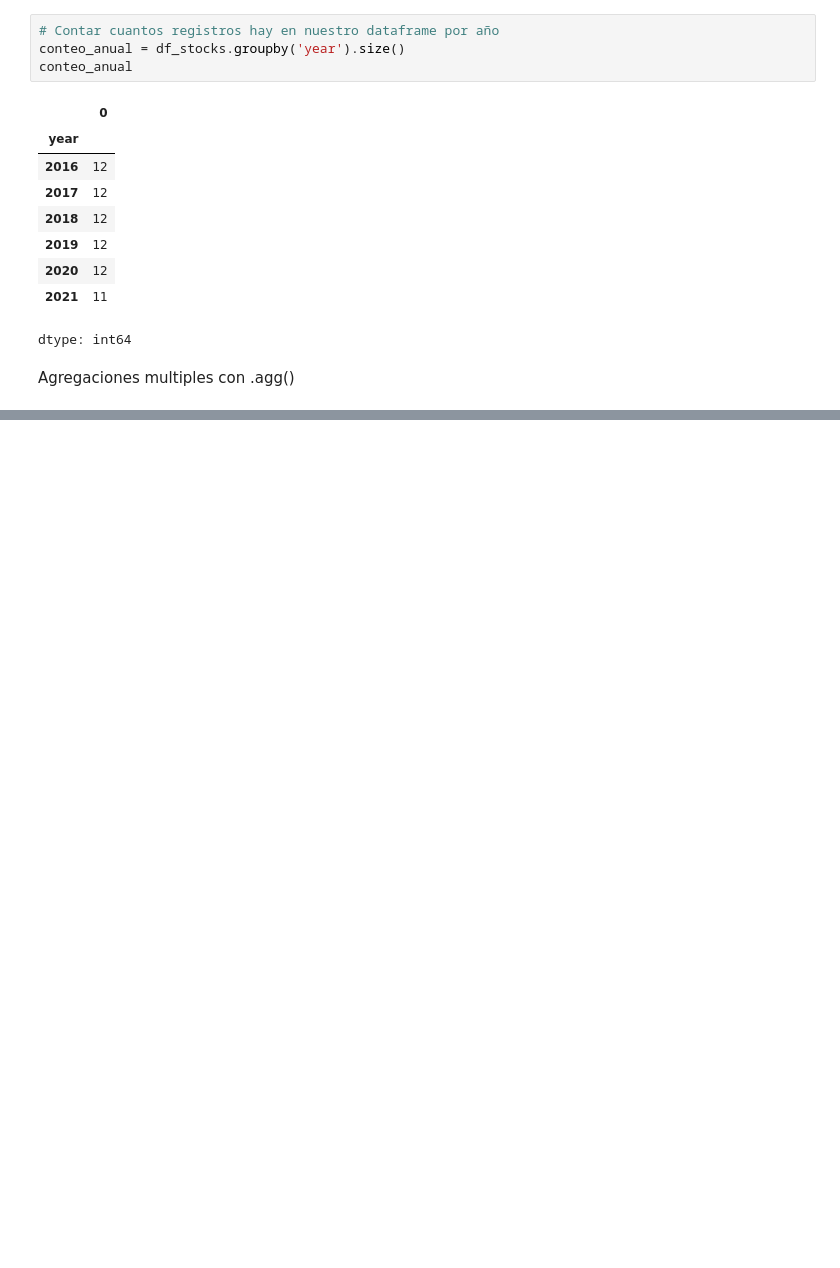
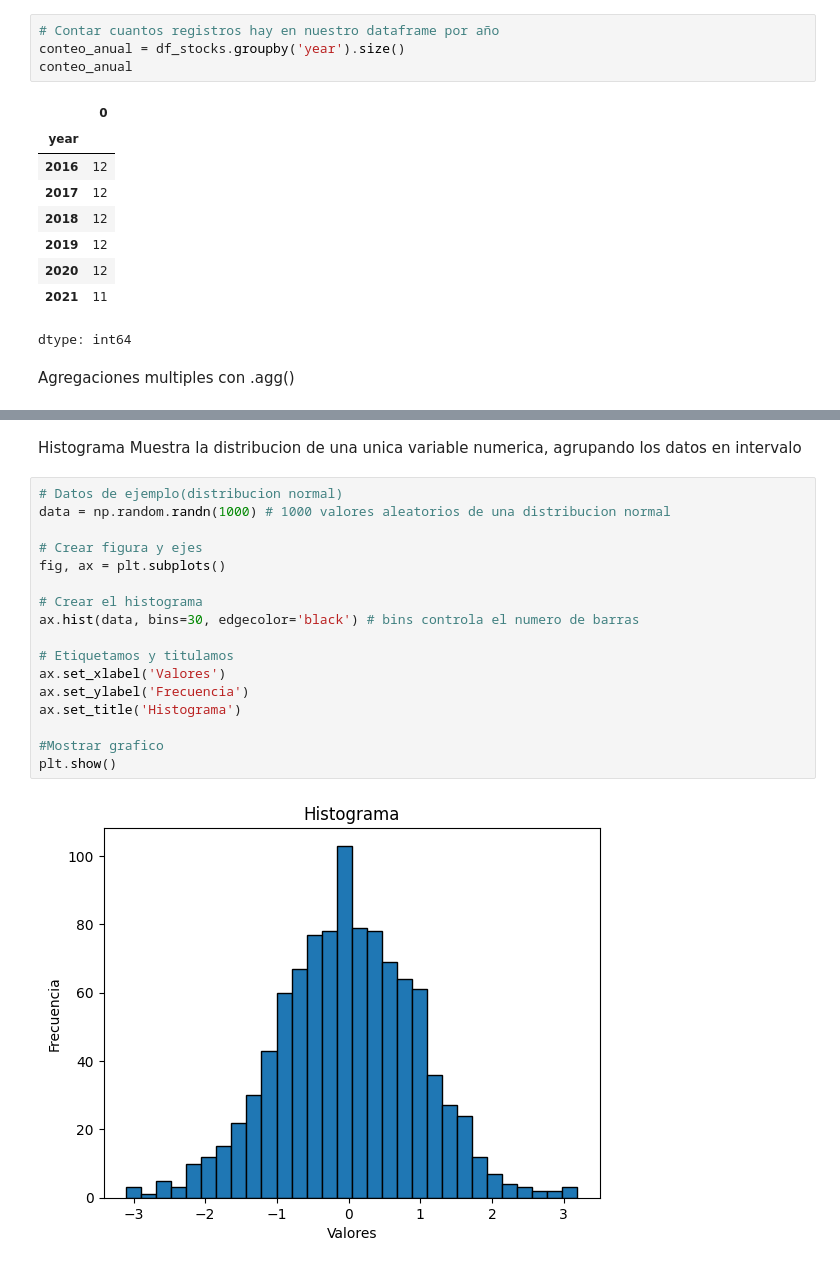
Before and after one commit to brunobobadilla06/Practica---Ciencia-de-Datos-I, a Jupyter notebook: Practica_2.ipynb, the cells around one changed output, grey strips where cells are left out. Saved outputs shown, nothing was run; the diff lists cells and outputs as text; blank space fills up the shorter version.

```diff
--- a/Practica_2.ipynb
+++ b/Practica_2.ipynb
@@ -160,0 +391,22 @@ Agregaciones multiples con .agg()
+# %% [markdown]
+Histograma
+Muestra la distribucion de una unica variable numerica, agrupando los datos en intervalo
+# %%
+# Datos de ejemplo(distribucion normal)
+data = np.random.randn(1000) # 1000 valores aleatorios de una distribucion normal
+
+# Crear figura y ejes
+fig, ax = plt.subplots()
+
+# Crear el histograma
+ax.hist(data, bins=30, edgecolor='black') # bins controla el numero de barras
+
+# Etiquetamos y titulamos
+ax.set_xlabel('Valores')
+ax.set_ylabel('Frecuencia')
+ax.set_title('Histograma')
+
+#Mostrar grafico
+plt.show()
+# %% [output]
+[figure, added]
```
Also changed, not shown: parts of 25 cells of this notebook.
